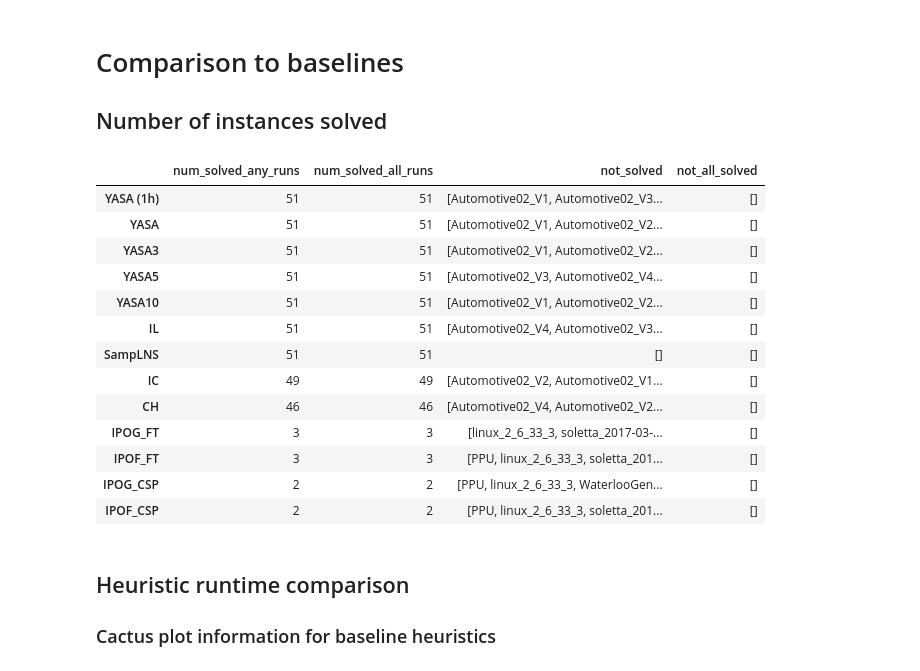
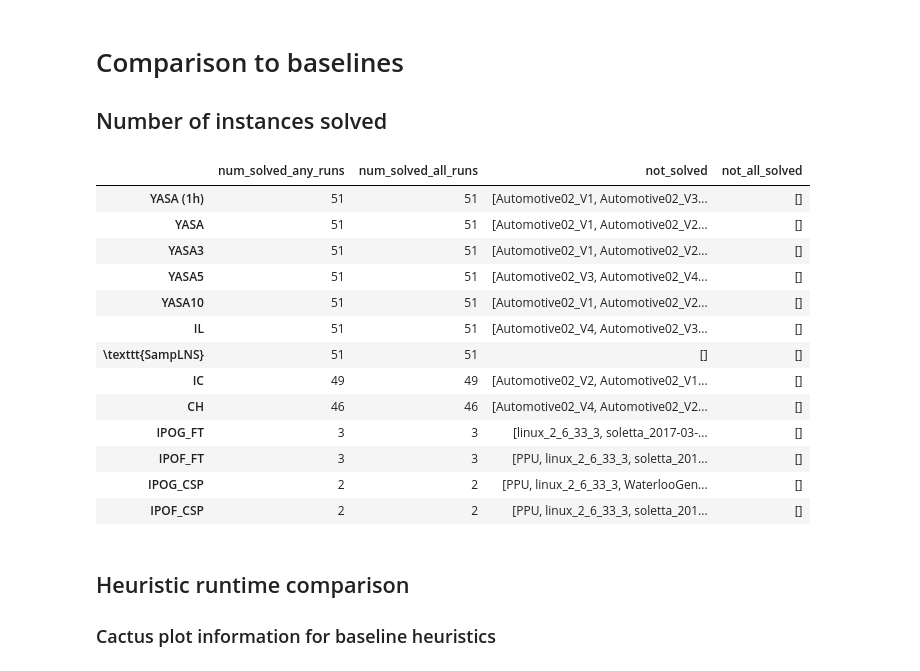
Before and after one commit to phillip-keldenich/sammy, a Jupyter notebook: experiments/paper_figures/on_benchmark_set/03_plots.ipynb, the cells around one changed output. Saved outputs shown, nothing was run; the diff lists cells and outputs as text; code cells hidden in the pictures.

```diff
--- a/experiments/paper_figures/on_benchmark_set/03_plots.ipynb
+++ b/experiments/paper_figures/on_benchmark_set/03_plots.ipynb
@@ -226,35 +226,35 @@ for algorithm, algorithm_data in baseline_data.items():
 
 not_solved = []
 not_all_solved = []
 num_any_solved = 0
 num_all_solved = 0
 for instance, result in samplns_data.items():
     is_all_solved = (result["runs"] == result["solved"])
     is_any_solved = (result["solved"] > 0)
     if not is_any_solved:
         not_solved.append(instance)
     elif not is_all_solved:
         not_all_solved.append(instance)
     num_any_solved += is_any_solved
     num_all_solved += is_all_solved
-baseline_num_solved["SampLNS"] = {
+baseline_num_solved[r"\texttt{SampLNS}"] = {
     "num_solved_any_runs": num_any_solved,
     "num_solved_all_runs": num_all_solved,
     "not_solved": not_solved,
     "not_all_solved": not_all_solved,
 }
 baseline_num_solved = pd.DataFrame.from_dict(baseline_num_solved,
                                              orient="index")
 baseline_num_solved.sort_values("num_solved_any_runs", ascending=False)
 # %% [output]
 |  | num_solved_any_runs | num_solved_all_runs | not_solved | not_all_solved |
 | YASA (1h) | 51 | 51 | [Automotive02_V1, Automotive02_V3... | [] |
 | YASA | 51 | 51 | [Automotive02_V1, Automotive02_V2... | [] |
 | YASA3 | 51 | 51 | [Automotive02_V1, Automotive02_V2... | [] |
 | YASA5 | 51 | 51 | [Automotive02_V3, Automotive02_V4... | [] |
 | YASA10 | 51 | 51 | [Automotive02_V1, Automotive02_V2... | [] |
 | IL | 51 | 51 | [Automotive02_V4, Automotive02_V3... | [] |
-| SampLNS | 51 | 51 | [] | [] |
+| \texttt{SampLNS} | 51 | 51 | [] | [] |
 | IC | 49 | 49 | [Automotive02_V2, Automotive02_V1... | [] |
 | CH | 46 | 46 | [Automotive02_V4, Automotive02_V2... | [] |
 | IPOG_FT | 3 | 3 | [linux_2_6_33_3, soletta_2017-03-... | [] |
```
Also changed, not shown: parts of 22 cells of this notebook, 7 other files.
